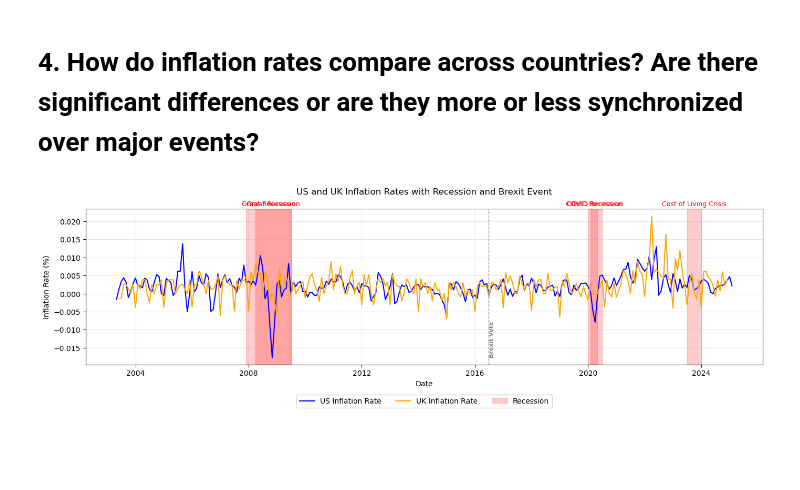
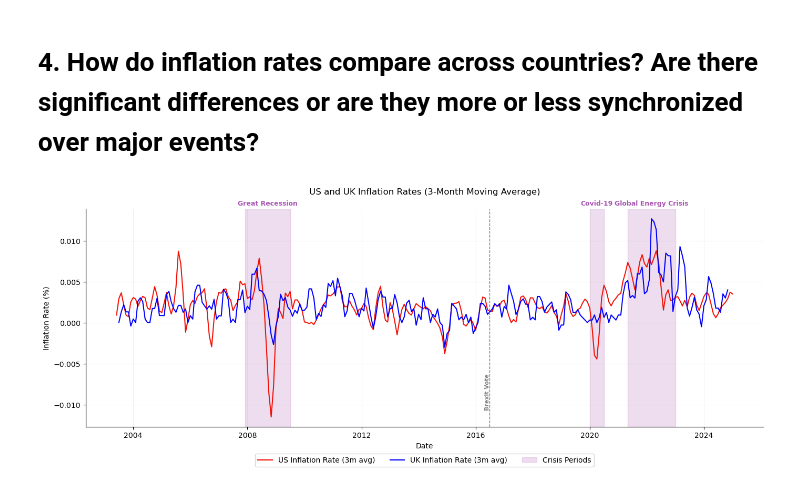
Before and after one commit to willafred/fe5213-cpi-forecasting, a Jupyter notebook: scripts/Consolidated_plots_US_UK_plot.ipynb, the cells around one changed output. Cells and saved outputs as stored; diff of their text form; code cells hidden in the pictures; blank space fills up the shorter version.

```diff
--- a/scripts/Consolidated_plots_US_UK_plot.ipynb
+++ b/scripts/Consolidated_plots_US_UK_plot.ipynb
@@ -243,62 +529,63 @@ import matplotlib.pyplot as plt
 import matplotlib.patches as mpatches
 import pandas as pd
 
-# Only recession periods to show
+# 3-month moving average ---
+df_us['infl_rate_smooth'] = df_us['infl_rate'].rolling(window=3, center=True).mean()
+df_uk['infl_rate_smooth'] = df_uk['infl_rate'].rolling(window=3, center=True).mean()
+
+# --- Recession periods only ---
 recession_named = [
-    # US
     (pd.to_datetime('2007-12-01'), pd.to_datetime('2009-06-30'), 'Great Recession'),
-    (pd.to_datetime('2020-02-01'), pd.to_datetime('2020-04-30'), 'COVID Recession'),
-    # UK
-    (pd.to_datetime('2008-04-01'), pd.to_datetime('2009-06-30'), 'Great Recession'),
-    (pd.to_datetime('2020-01-01'), pd.to_datetime('2020-06-30'), 'COVID Recession'),
-    (pd.to_datetime('2023-07-01'), pd.to_datetime('2023-12-31'), 'Cost of Living Crisis')
+    (pd.to_datetime('2020-01-01'), pd.to_datetime('2020-06-30'), 'Covid-19'),
+    (pd.to_datetime('2021-05-01'), pd.to_datetime('2023-01-01'), 'Global Energy Crisis')
 ]
 
-# Brexit annotation only
 event_annotations = [
     ('2016-06-23', 'Brexit Vote')
 ]
 
-# Overlay plot function
 def plot_overlay(ax, df_us, df_uk):
-    ax.plot(df_us['date'], df_us['infl_rate'], label='US Inflation Rate', color='blue')
-    ax.plot(df_uk['date'], df_uk['infl_rate'], label='UK Inflation Rate', color='orange')
+    # Plot smoothed inflation
+    ax.plot(df_us['date'], df_us['infl_rate_smooth'], label='US Inflation Rate (3m avg)', color='#f21308')
+    ax.plot(df_uk['date'], df_uk['infl_rate_smooth'], label='UK Inflation Rate (3m avg)', color='blue')
 
     # Recession shading
     for start, end, label in recession_named:
-        ax.axvspan(start, end, color='red', alpha=0.2)
+        ax.axvspan(start, end, color='#a955b3', alpha=0.2)
         mid = start + (end - start) / 2
         ax.annotate(label, xy=(mid, 1.01), xycoords=('data', 'axes fraction'),
-                    ha='center', va='bottom', fontsize=9, color='red')
+                    ha='center', va='bottom', fontsize=9, color='#a955b3', weight='bold')
 
-    # Brexit vertical line only
+    # Brexit event only
     for date_str, label in event_annotations:
         event_date = pd.to_datetime(date_str)
         ax.axvline(event_date, color='gray', linestyle='--', linewidth=1)
-        ax.text(event_date + pd.Timedelta(days=10), ax.get_ylim()[0] + 0.002,
+        ax.text(event_date + pd.Timedelta(days=-60), ax.get_ylim()[0] + 0.002,
                 label, rotation=90, color='gray', ha='left', va='bottom',
                 fontsize=8, fontweight='bold')
 
-    ax.set_title("US and UK Inflation Rates with Recession and Brexit Event", pad=20)
+    ax.set_title("US and UK Inflation Rates (3-Month Moving Average)", pad=20)
     ax.set_ylabel("Inflation Rate (%)")
-    ax.grid(True, alpha=0.3)
+    ax.grid(True, alpha=0.2)
     ax.legend()
+    ax.spines['top'].set_visible(False)
+    ax.spines['right'].set_visible(False)
 
-# Create single plot
-fig, ax = plt.subplots(figsize=(14, 5))
+
+fig, ax = plt.subplots(figsize=(14, 6))
 
 plot_overlay(ax, df_us, df_uk)
 ax.set_xlabel("Date")
 
-# Legend for shaded area
+
 handles = [
-    plt.Line2D([], [], color='blue', label='US Inflation Rate'),
-    plt.Line2D([], [], color='orange', label='UK Inflation Rate'),
-    mpatches.Patch(color='red', alpha=0.2, label='Recession')
+    plt.Line2D([], [], color='#f21308', label='US Inflation Rate (3m avg)'),
+    plt.Line2D([], [], color='blue', label='UK Inflation Rate (3m avg)'),
+    mpatches.Patch(color='#a955b3', alpha=0.2, label='Crisis Periods'),
 ]
-ax.legend(handles=handles, loc='lower center', bbox_to_anchor=(0.5, -0.3), ncol=3)
+ax.legend(handles=handles, loc='lower center', bbox_to_anchor=(0.5, -0.2), ncol=3)
 
 plt.tight_layout(rect=[0, 0, 1, 0.95])
 plt.show()
 # %% [output]
-[figure, old version]
+[figure, new version]
```
Also changed, not shown: parts of 18 cells of this notebook.
